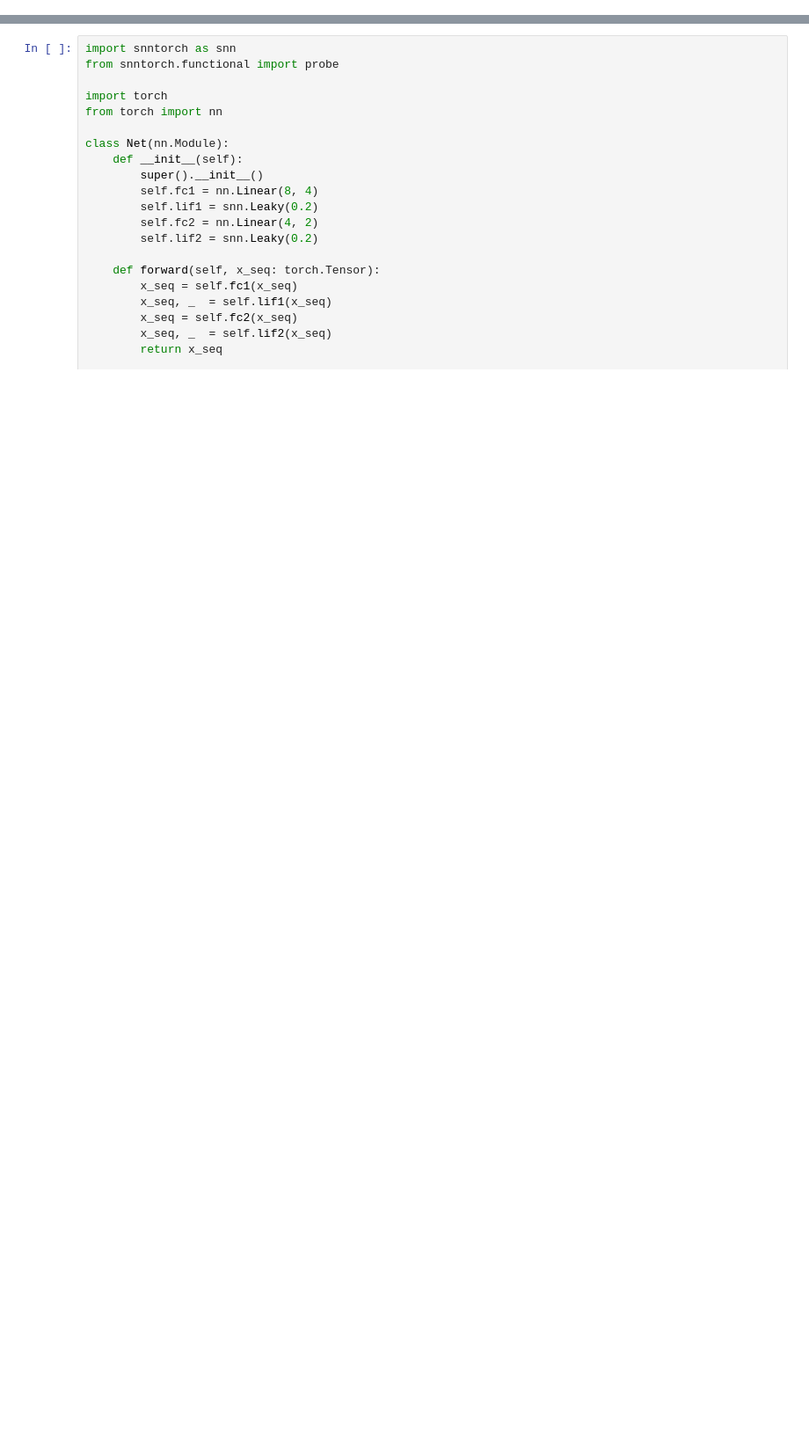
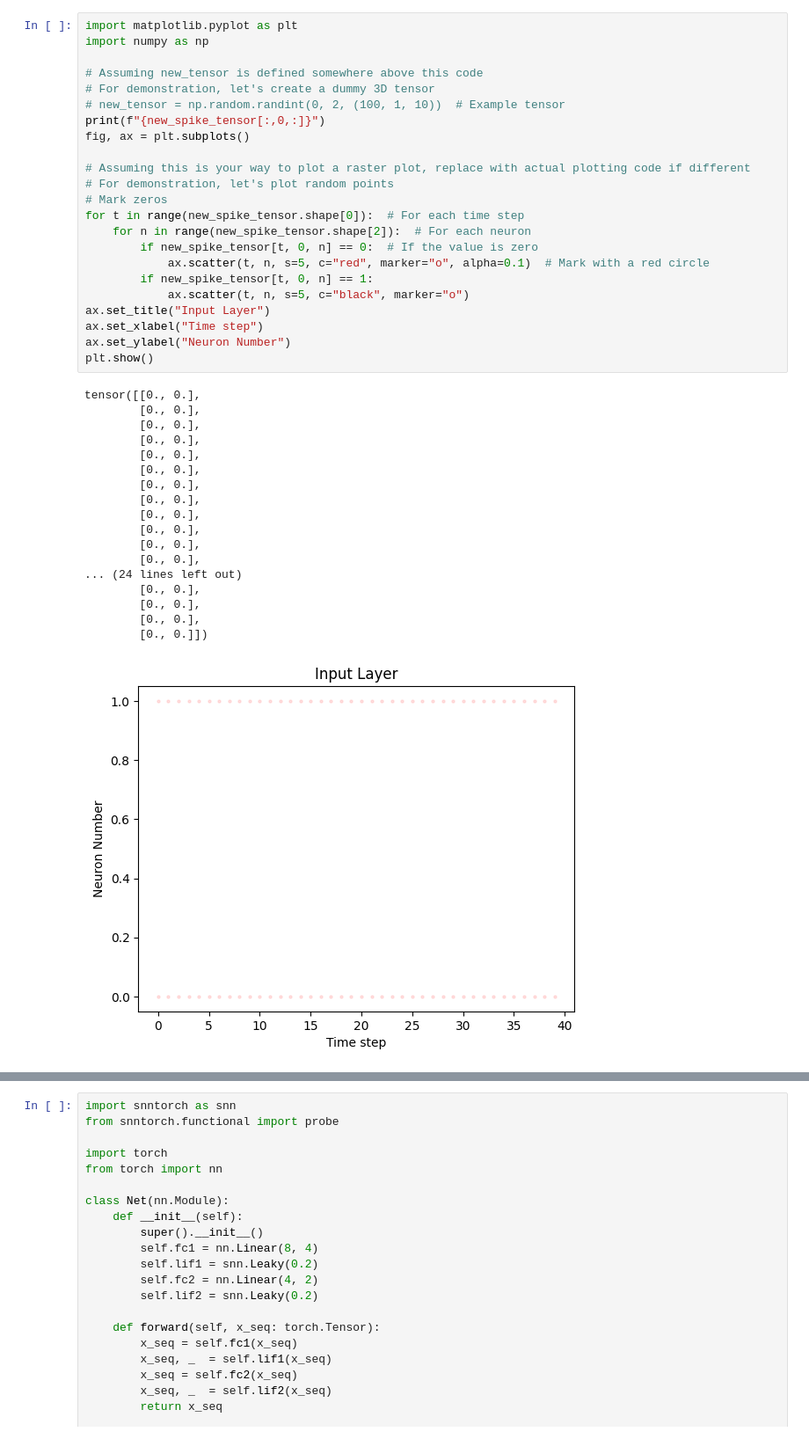
Before and after one commit to franzhd/snntorch_network, a Jupyter notebook: notebook/monitor_try.ipynb, the cells around one changed output, grey strips where cells are left out. Shown at 88% size. Saved outputs shown, nothing was run; the diff lists cells and outputs as text; blank space fills up the shorter version.

```diff
--- a/notebook/monitor_try.ipynb
+++ b/notebook/monitor_try.ipynb
@@ -54,0 +167,42 @@ mtor['lif2']=[(tensor([[0., 0.],
+# %%
+import matplotlib.pyplot as plt
+import numpy as np
+
+# Assuming new_tensor is defined somewhere above this code
+# For demonstration, let's create a dummy 3D tensor
+# new_tensor = np.random.randint(0, 2, (100, 1, 10))  # Example tensor
+print(f"{new_spike_tensor[:,0,:]}")
+fig, ax = plt.subplots()
+
+# Assuming this is your way to plot a raster plot, replace with actual plotting code if different
+# For demonstration, let's plot random points
+# Mark zeros
+for t in range(new_spike_tensor.shape[0]):  # For each time step
+    for n in range(new_spike_tensor.shape[2]):  # For each neuron
+        if new_spike_tensor[t, 0, n] == 0:  # If the value is zero
+            ax.scatter(t, n, s=5, c="red", marker="o", alpha=0.1)  # Mark with a red circle
+        if new_spike_tensor[t, 0, n] == 1:
+            ax.scatter(t, n, s=5, c="black", marker="o")
+ax.set_title("Input Layer")
+ax.set_xlabel("Time step")
+ax.set_ylabel("Neuron Number")
+plt.show()
+# %% [output]
+tensor([[0., 0.],
+        [0., 0.],
+        [0., 0.],
+        [0., 0.],
+        [0., 0.],
+        [0., 0.],
+        [0., 0.],
+        [0., 0.],
+        [0., 0.],
+        [0., 0.],
+        [0., 0.],
+        [0., 0.],
+... (24 lines left out)
+        [0., 0.],
+        [0., 0.],
+        [0., 0.],
+        [0., 0.]])
+[figure, added]
```
Also changed, not shown: parts of 7 cells of this notebook, 6 other files.
